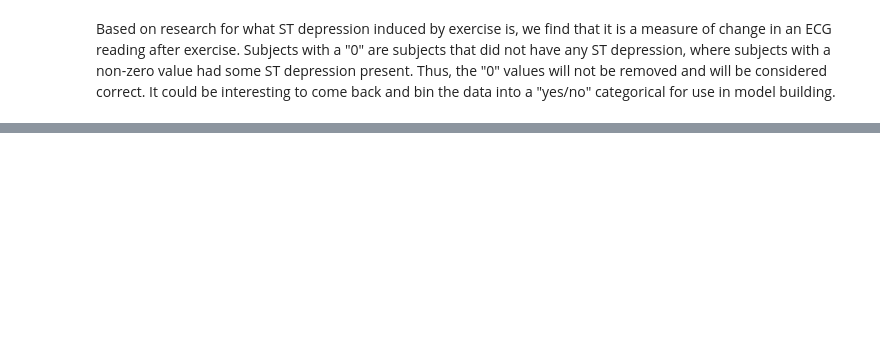
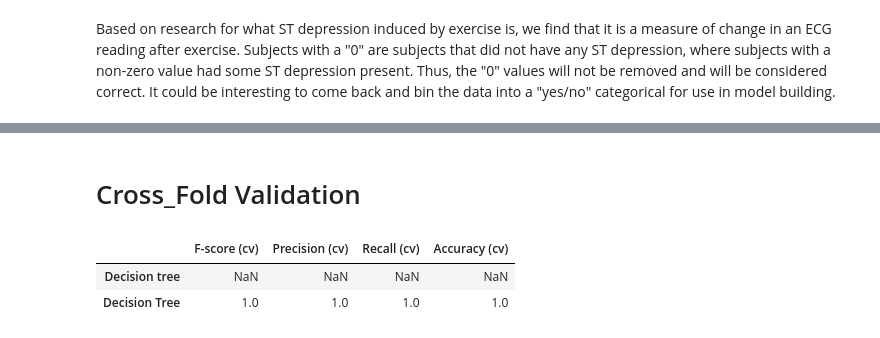
Before and after one commit to abroniewski/Heart-Disease-Machine-Learning-Exploration, a Jupyter notebook: src/Heart_Disease_Detection.ipynb, the cells around one changed output, grey strips where cells are left out. Cells and saved outputs as stored; diff of their text form; code cells hidden in the pictures; blank space fills up the shorter version.

```diff
--- a/src/Heart_Disease_Detection.ipynb
+++ b/src/Heart_Disease_Detection.ipynb
@@ -305,0 +459,8 @@ Based on research for what ST depression induced by exercise is, we find that it
+# %%
+X= pd.read_csv('../data/processed/X_train', header=0, index_col=0)
+X_final_test = pd.read_csv('../data/processed/X_final_test', header=0, index_col=0)
+y = pd.read_csv('../data/processed/y_train', header=0, index_col=0)
+y_final_test = pd.read_csv('../data/processed/y_final_test', header=0, index_col=0)
+# %%
+X_train, X_test, y_train, y_test = train_test_split(X,y, test_size=0.2, random_state=42)
+print(X_train.shape, y_train.shape, X_test.shape, y_test.shape)
@@ -305,0 +525,17 @@ Based on research for what ST depression induced by exercise is, we find that it
+# %% [markdown]
+# Cross_Fold Validation
+# %%
+#cross fold validation without hyper tuning
+cv = KFold(n_splits=10, random_state=42, shuffle=True)
+clf = DecisionTreeClassifier()
+cross_val_results = pd.DataFrame(cross_validate(clf, X_train, y_train, cv = cv,
+                                                scoring = [ 'f1_macro', 'precision_macro', 'recall_macro', 'accuracy'] ))
+
+results_df.loc['Decision Tree',:] = cross_val_results[['test_f1_macro',
+       'test_precision_macro', 'test_recall_macro','test_accuracy']].mean().values
+
+results_df
+# %% [output]
+|  | F-score (cv) | Precision (cv) | Recall (cv) | Accuracy (cv) |
+| Decision tree | NaN | NaN | NaN | NaN |
+| Decision Tree | 1.0 | 1.0 | 1.0 | 1.0 |
```
Also changed, not shown: parts of 59 cells of this notebook.
